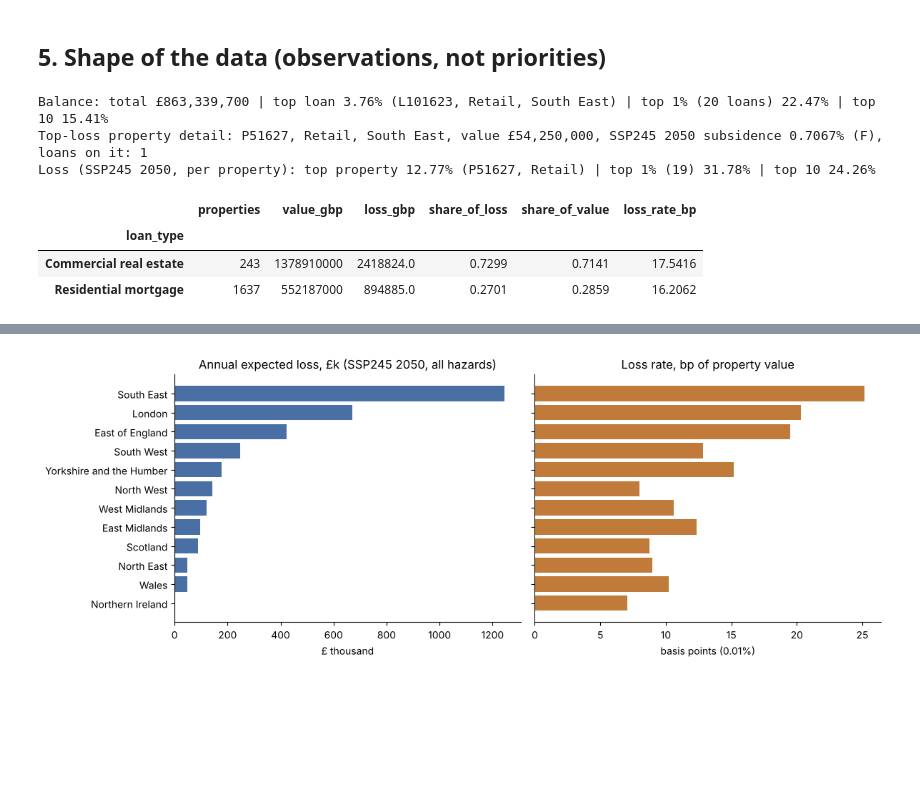
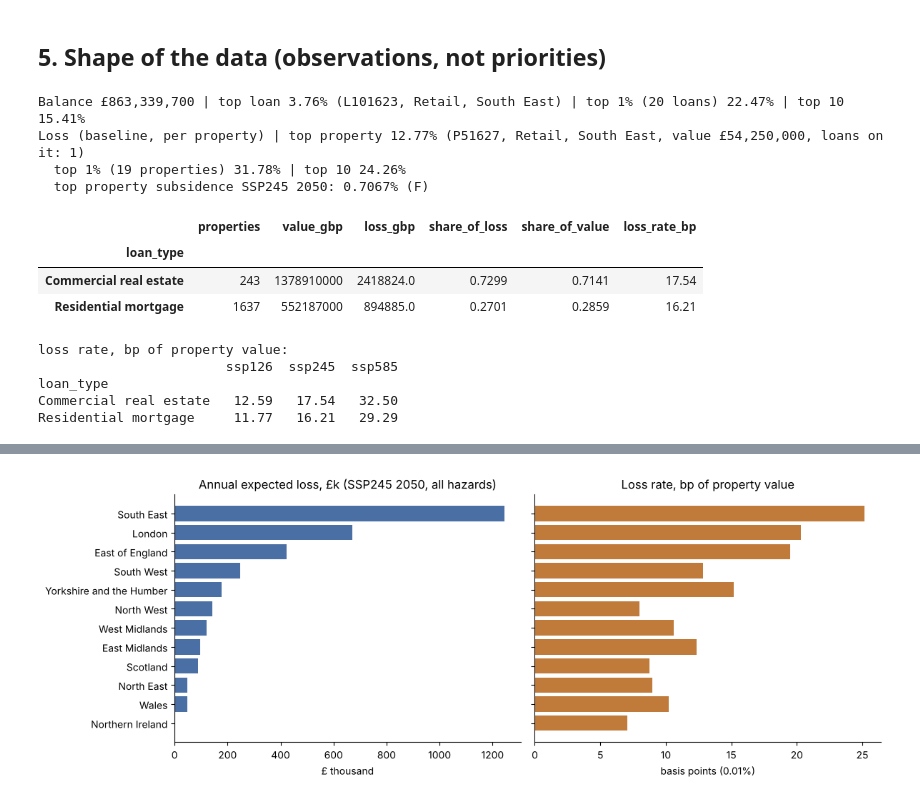
Before and after one commit to kfauzie/climate-x-interview, a Jupyter notebook: runs/run-1/notebooks/spectra_profile.ipynb, the cells around one changed output, grey strips where cells are left out. Cells and saved outputs as stored; diff of their text form; code cells hidden in the pictures; blank space fills up the shorter version.

```diff
--- a/runs/run-1/notebooks/spectra_profile.ipynb
+++ b/runs/run-1/notebooks/spectra_profile.ipynb
@@ -202,15 +192,11 @@ max damage_pct 3.1655 % ( subsidence ) | rating G count 46 - all subsidence: {'s
 # %%
-def loss(scen='ssp245', yr='2050', hazards=H, dedup=True, frame=df):
-    cols=[f'{h}_{scen}_{yr}_loss_gbp' for h in hazards]
-    d=frame.drop_duplicates('property_id') if dedup else frame
-    return d[cols].sum(axis=1, min_count=1).sum()
-base=loss(); print(f'Baseline total annual expected loss: £{base:,.0f}')
-res=[]
-for s in S: res.append(['scenario (2050)', s, loss(scen=s)])
-for y in Y: res.append(['year (SSP245)', y, loss(yr=y)])
-res.append(['unit of aggregation','per property (dedup)', loss(dedup=True)])
-res.append(['unit of aggregation','per loan row (double counts)', loss(dedup=False)])
-for h in H: res.append(['hazard (alone)', h, loss(hazards=[h])])
-jc=pd.DataFrame(res,columns=['dimension','value','total_gbp']); jc['vs_baseline']=(jc['total_gbp']/base).round(3)
-jc['total_gbp']=jc['total_gbp'].round(0).astype(int); jc
+def total(scen='ssp245', yr='2050', hazards=H, dedup=True, frame=df):
+    d = frame.drop_duplicates('property_id') if dedup else frame
+    return d[[f'{h}_{scen}_{yr}_loss_gbp' for h in hazards]].sum(axis=1, min_count=1).sum()
+base = total(); print(f'Baseline annual expected loss to properties: £{base:,.0f}')
+rows = [['scenario (2050)', s, total(scen=s)] for s in S] + [['year (SSP245)', y, total(yr=y)] for y in Y]
+rows += [['counting', 'once per property', total(dedup=True)], ['counting', 'once per loan row', total(dedup=False)]]
+rows += [['hazard alone', h, total(hazards=[h])] for h in H]
+jc = pd.DataFrame(rows, columns=['dimension','choice','total_gbp']); jc['x_baseline'] = (jc.total_gbp/base).round(3)
+jc['total_gbp'] = jc.total_gbp.round(0).astype(int); jc
 # %% [output]
@@ -242,10 +228,0 @@ Flood loss rate: 3.63 basis points of property value per year (1bp = 0.01%)
-# %%
-# missing-data treatment: denominator for '% of loans rated D+ on subsidence 2050'
-p='subsidence_ssp245_2050_rating'
-a=(df[p]>='D').sum()/len(df); b=(df[p]>='D').sum()/df[p].notna().sum()
-print(f'missing as not-at-risk: {a:.3%} | missing excluded: {b:.3%} | loans unrated: {df[p].isna().sum()}')
-# lender view: cap loss share by LTV (an assumption, not in the data)
-u=df.copy(); u['ltv']=u.balance_gbp/u.property_value_gbp
-cols=[f'{h}_ssp245_2050_loss_gbp' for h in H]
-lv=(u[cols].sum(axis=1)*u.ltv).sum()
-print(f'Loss weighted by each loan\'s balance/value share: £{lv:,.0f} = {lv/base:.3f} x baseline (assumption: lender bears its LTV share)')
@@ -255,26 +242,40 @@ Loss weighted by each loan's balance/value share: £1,562,810 = 0.472 x baseline
 # %% [markdown]
 ## 5. Shape of the data (observations, not priorities)
 # %%
-tot_bal=df.balance_gbp.sum(); s=df.balance_gbp.sort_values(ascending=False)
-top1=s.iloc[0]; top1pct=s.head(int(np.ceil(len(s)*0.01))).sum(); top10=s.head(10).sum()
-print(f'Balance: total £{tot_bal:,.0f} | top loan {top1/tot_bal:.2%} ({df.loc[s.index[0],"loan_id"]}, {df.loc[s.index[0],"property_type"]}, {df.loc[s.index[0],"region"]}) | top 1% ({int(np.ceil(len(s)*0.01))} loans) {top1pct/tot_bal:.2%} | top 10 {top10/tot_bal:.2%}')
-u=df.drop_duplicates('property_id').copy(); u['L']=u[[f'{h}_ssp245_2050_loss_gbp' for h in H]].sum(axis=1)
-l=u.L.sort_values(ascending=False); T=l.sum()
-tp=u.loc[l.index[0]]
-print(f'Top-loss property detail: {tp.property_id}, {tp.property_type}, {tp.region}, value £{tp.property_value_gbp:,}, SSP245 2050 subsidence {tp.subsidence_ssp245_2050_damage_pct}% ({tp.subsidence_ssp245_2050_rating}), loans on it: {int((df.property_id==tp.property_id).sum())}')
-print(f'Loss (SSP245 2050, per property): top property {l.iloc[0]/T:.2%} ({u.loc[l.index[0],"property_id"]}, {u.loc[l.index[0],"property_type"]}) | top 1% ({int(np.ceil(len(l)*0.01))}) {l.head(int(np.ceil(len(l)*0.01))).sum()/T:.2%} | top 10 {l.head(10).sum()/T:.2%}')
+tb = df.balance_gbp.sum(); s = df.balance_gbp.sort_values(ascending=False); k = int(np.ceil(len(s)*0.01))
+top = df.loc[s.index[0]]
+print(f'Balance £{tb:,.0f} | top loan {s.iloc[0]/tb:.2%} ({top.loan_id}, {top.property_type}, {top.region}) | top 1% ({k} loans) {s.head(k).sum()/tb:.2%} | top 10 {s.head(10).sum()/tb:.2%}')
+u = df.drop_duplicates('property_id').copy(); u['L'] = u[[f'{h}_ssp245_2050_loss_gbp' for h in H]].sum(axis=1)
+l = u.L.sort_values(ascending=False); T = l.sum(); k2 = int(np.ceil(len(l)*0.01)); tp = u.loc[l.index[0]]
+print(f'Loss (baseline, per property) | top property {l.iloc[0]/T:.2%} ({tp.property_id}, {tp.property_type}, {tp.region}, value £{tp.property_value_gbp:,}, loans on it: {int((df.property_id==tp.property_id).sum())})')
+print(f'  top 1% ({k2} properties) {l.head(k2).sum()/T:.2%} | top 10 {l.head(10).sum()/T:.2%}')
+print(f'  top property subsidence SSP245 2050: {tp.subsidence_ssp245_2050_damage_pct}% ({tp.subsidence_ssp245_2050_rating})')
 # %% [output]
-Balance: total £863,339,700 | top loan 3.76% (L101623, Retail, South East) | top 1% (20 loans) 22.47% | top 10 15.41%
-Top-loss property detail: P51627, Retail, South East, value £54,250,000, SSP245 2050 subsidence 0.7067% (F), loans on it: 1
-Loss (SSP245 2050, per property): top property 12.77% (P51627, Retail) | top 1% (19) 31.78% | top 10 24.26%
+Balance £863,339,700 | top loan 3.76% (L101623, Retail, South East) | top 1% (20 loans) 22.47% | top 10 15.41%
+Loss (baseline, per property) | top property 12.77% (P51627, Retail, South East, value £54,250,000, loans on it: 1)
+  top 1% (19 properties) 31.78% | top 10 24.26%
+  top property subsidence SSP245 2050: 0.7067% (F)
 # %%
-seg=u.groupby('loan_type').agg(properties=('property_id','count'), value_gbp=('property_value_gbp','sum'), loss_gbp=('L','sum'))
-seg['share_of_loss']=seg.loss_gbp/seg.loss_gbp.sum(); seg['share_of_value']=seg.value_gbp/seg.value_gbp.sum()
-seg['loss_rate_bp']=seg.loss_gbp/seg.value_gbp*1e4
-seg.round(4)
+# Mortgages vs CRE, absolute and normalised (baseline)
+seg = u.groupby('loan_type').agg(properties=('property_id','count'), value_gbp=('property_value_gbp','sum'), loss_gbp=('L','sum'))
+seg['share_of_loss'] = (seg.loss_gbp/seg.loss_gbp.sum()).round(4); seg['share_of_value'] = (seg.value_gbp/seg.value_gbp.sum()).round(4)
+seg['loss_rate_bp'] = (seg.loss_gbp/seg.value_gbp*1e4).round(2); seg
 # %% [output]
 |  | properties | value_gbp | loss_gbp | share_of_loss | share_of_value | loss_rate_bp |
 | loan_type |  |  |  |  |  |  |
-| Commercial real estate | 243 | 1378910000 | 2418824.0 | 0.7299 | 0.7141 | 17.5416 |
-| Residential mortgage | 1637 | 552187000 | 894885.0 | 0.2701 | 0.2859 | 16.2062 |
+| Commercial real estate | 243 | 1378910000 | 2418824.0 | 0.7299 | 0.7141 | 17.54 |
+| Residential mortgage | 1637 | 552187000 | 894885.0 | 0.2701 | 0.2859 | 16.21 |
+# %%
+# Does the mortgage/CRE gap depend on the scenario? (scenario varied alone, 2050, per property)
+out = {}
+for sc in S:
+    L = u[[f'{h}_{sc}_2050_loss_gbp' for h in H]].sum(axis=1)
+    out[sc] = (L.groupby(u.loan_type).sum()/u.groupby('loan_type').property_value_gbp.sum()*1e4).round(2)
+print('loss rate, bp of property value:'); print(pd.DataFrame(out))
+# %% [output]
+loss rate, bp of property value:
+                        ssp126  ssp245  ssp585
+loan_type
+Commercial real estate   12.59   17.54   32.50
+Residential mortgage     11.77   16.21   29.29
 # %%
```
Also changed, not shown: parts of 35 cells of this notebook, 3 other files.
